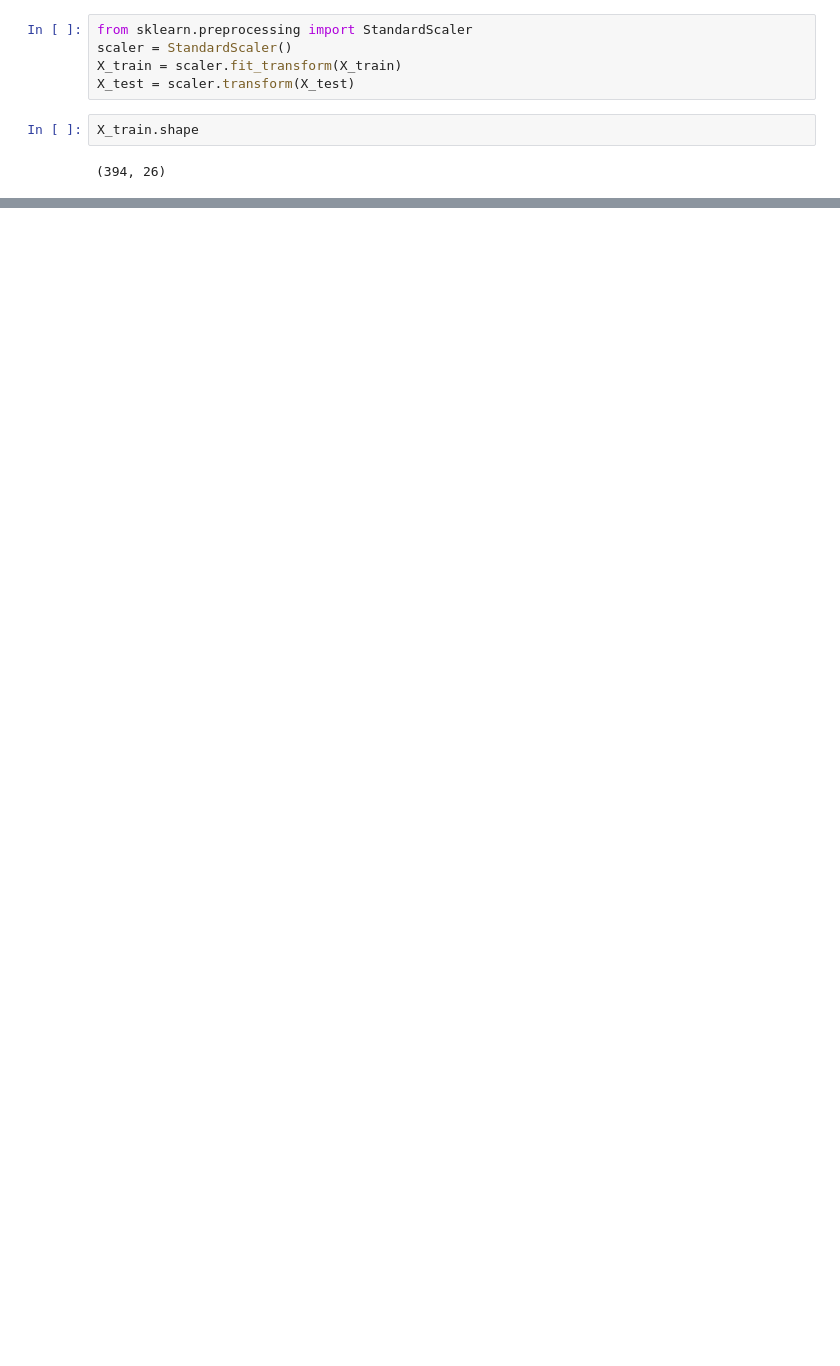
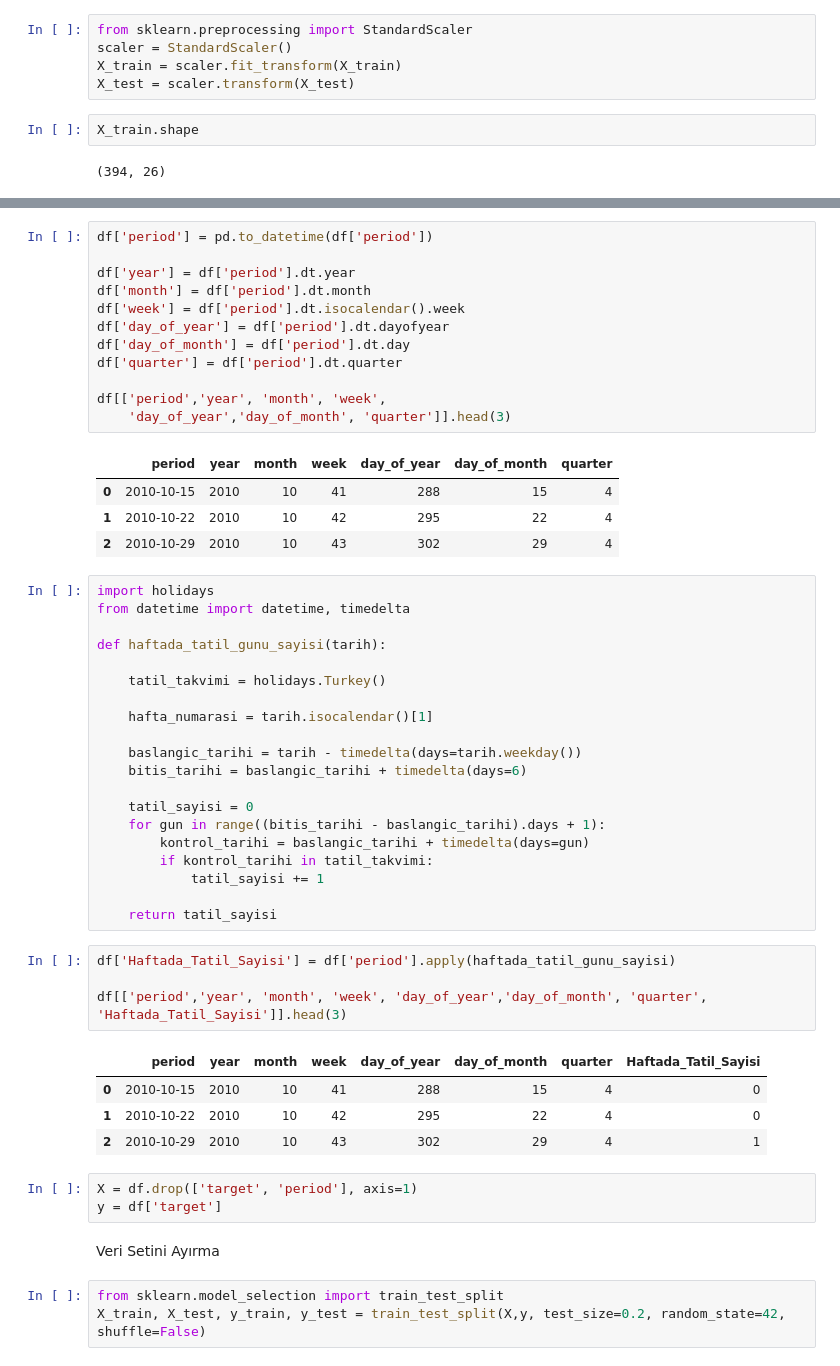
Before and after one commit to AshNumpy/TUPRAS-Datathon, a Jupyter notebook: Notebooks/5-ML-Study.ipynb, the cells around one changed output, grey strips where cells are left out. Saved outputs shown, nothing was run; the diff lists cells and outputs as text; blank space fills up the shorter version.

```diff
--- a/Notebooks/5-ML-Study.ipynb
+++ b/Notebooks/5-ML-Study.ipynb
@@ -39,0 +259,54 @@ Doğrusal, polinomal ve multinomal regresyon modelleri kuramayız, teknik olarak
+# %%
+df['period'] = pd.to_datetime(df['period'])
+
+df['year'] = df['period'].dt.year
+df['month'] = df['period'].dt.month
+df['week'] = df['period'].dt.isocalendar().week
+df['day_of_year'] = df['period'].dt.dayofyear
+df['day_of_month'] = df['period'].dt.day
+df['quarter'] = df['period'].dt.quarter
+
+df[['period','year', 'month', 'week',
+    'day_of_year','day_of_month', 'quarter']].head(3)
+# %% [output]
+|  | period | year | month | week | day_of_year | day_of_month | quarter |
+| 0 | 2010-10-15 | 2010 | 10 | 41 | 288 | 15 | 4 |
+| 1 | 2010-10-22 | 2010 | 10 | 42 | 295 | 22 | 4 |
+| 2 | 2010-10-29 | 2010 | 10 | 43 | 302 | 29 | 4 |
+# %%
+import holidays
+from datetime import datetime, timedelta
+
+def haftada_tatil_gunu_sayisi(tarih):
+
+    tatil_takvimi = holidays.Turkey()
+
+    hafta_numarasi = tarih.isocalendar()[1]
+
+    baslangic_tarihi = tarih - timedelta(days=tarih.weekday())
+    bitis_tarihi = baslangic_tarihi + timedelta(days=6)
+
+    tatil_sayisi = 0
+    for gun in range((bitis_tarihi - baslangic_tarihi).days + 1):
+        kontrol_tarihi = baslangic_tarihi + timedelta(days=gun)
+        if kontrol_tarihi in tatil_takvimi:
+            tatil_sayisi += 1
+
+    return tatil_sayisi
+# %%
+df['Haftada_Tatil_Sayisi'] = df['period'].apply(haftada_tatil_gunu_sayisi)
+
+df[['period','year', 'month', 'week', 'day_of_year','day_of_month', 'quarter', 'Haftada_Tatil_Sayisi']].head(3)
+# %% [output]
+|  | period | year | month | week | day_of_year | day_of_month | quarter | Haftada_Tatil_Sayisi |
+| 0 | 2010-10-15 | 2010 | 10 | 41 | 288 | 15 | 4 | 0 |
+| 1 | 2010-10-22 | 2010 | 10 | 42 | 295 | 22 | 4 | 0 |
+| 2 | 2010-10-29 | 2010 | 10 | 43 | 302 | 29 | 4 | 1 |
+# %%
+X = df.drop(['target', 'period'], axis=1)
+y = df['target']
+# %% [markdown]
+Veri Setini Ayırma
+# %%
+from sklearn.model_selection import train_test_split
+X_train, X_test, y_train, y_test = train_test_split(X,y, test_size=0.2, random_state=42, shuffle=False)
```
Also changed, not shown: parts of 60 cells of this notebook, 3 other files.
